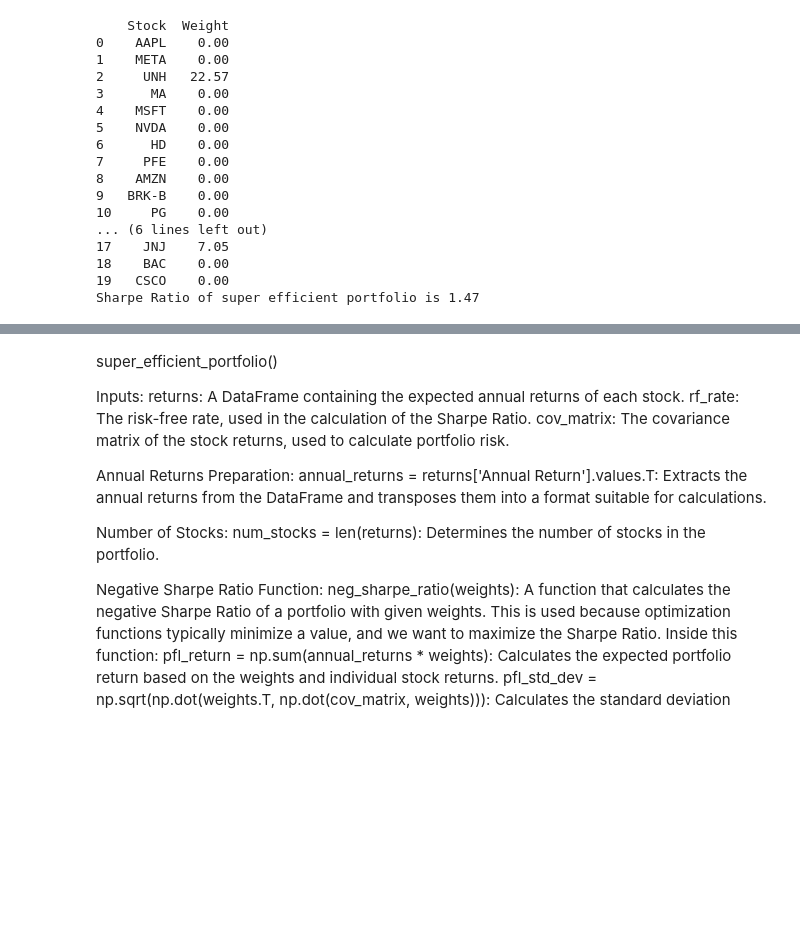
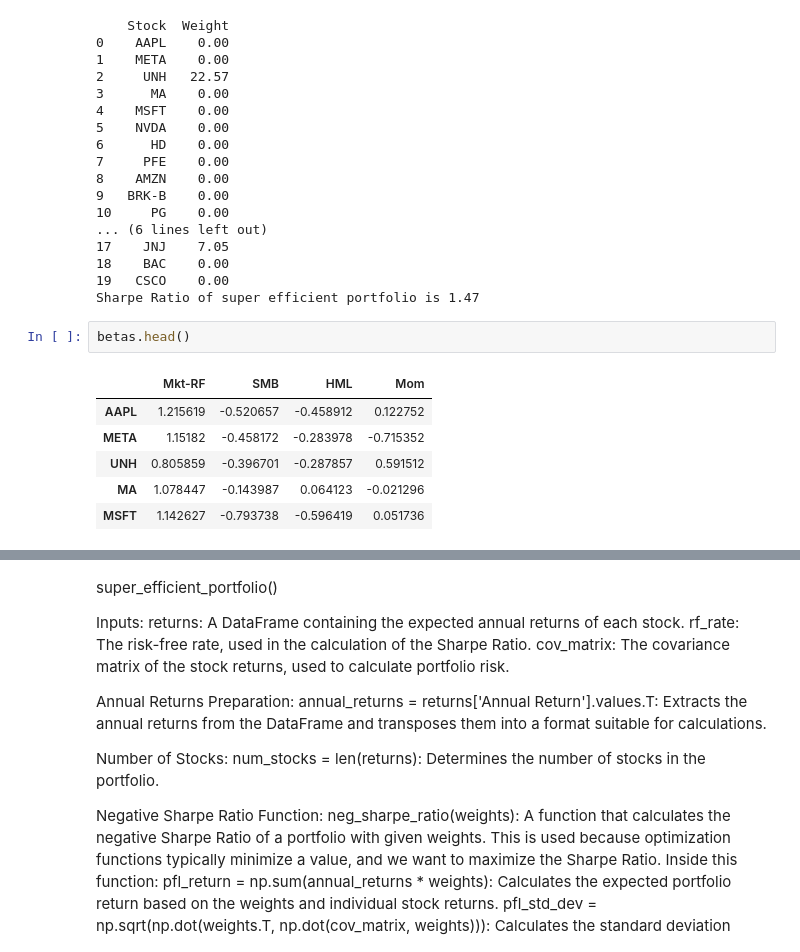
Before and after one commit to NemoDarjeeling/Fintech545, a Jupyter notebook: week7/week7_assignment/week7_assignment.ipynb, the cells around one changed output, grey strips where cells are left out. Drawn from its saved outputs; the diff is of its cells as text; blank space fills up the shorter version.

```diff
--- a/week7/week7_assignment/week7_assignment.ipynb
+++ b/week7/week7_assignment/week7_assignment.ipynb
@@ -770,3 +818,12 @@ print(f"Sharpe Ratio of super efficient portfolio is {sharpe_ratio:.2f}")
 18    BAC    0.00
 19   CSCO    0.00
 Sharpe Ratio of super efficient portfolio is 1.47
+# %%
+betas.head()
+# %% [output]
+|  | Mkt-RF | SMB | HML | Mom |
+| AAPL | 1.215619 | -0.520657 | -0.458912 | 0.122752 |
+| META | 1.15182 | -0.458172 | -0.283978 | -0.715352 |
+| UNH | 0.805859 | -0.396701 | -0.287857 | 0.591512 |
+| MA | 1.078447 | -0.143987 | 0.064123 | -0.021296 |
+| MSFT | 1.142627 | -0.793738 | -0.596419 | 0.051736 |
```
Also changed, not shown: parts of 17 cells of this notebook.
